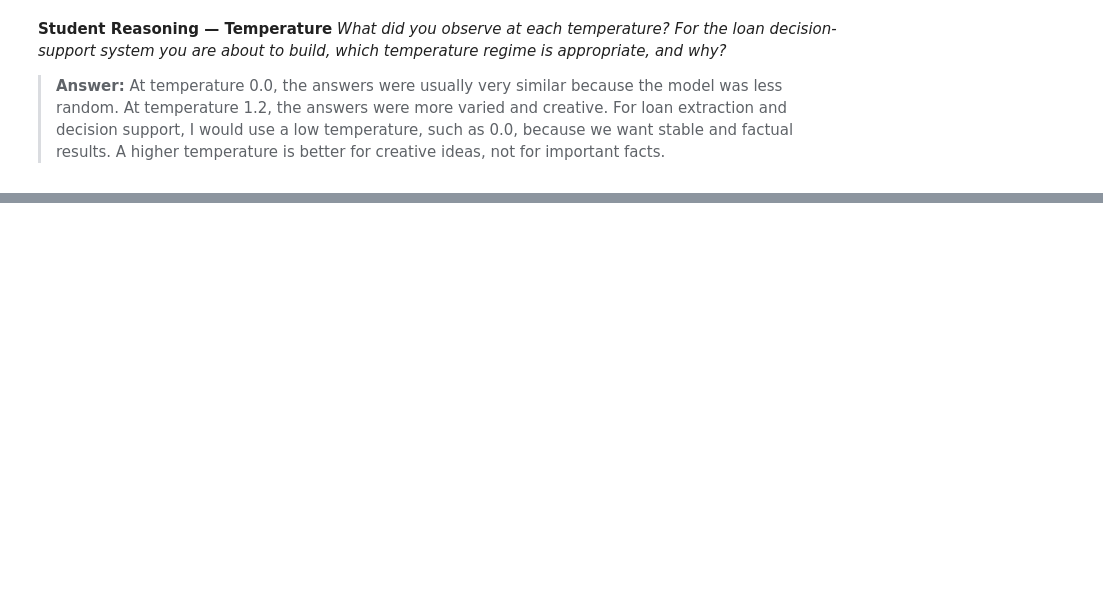
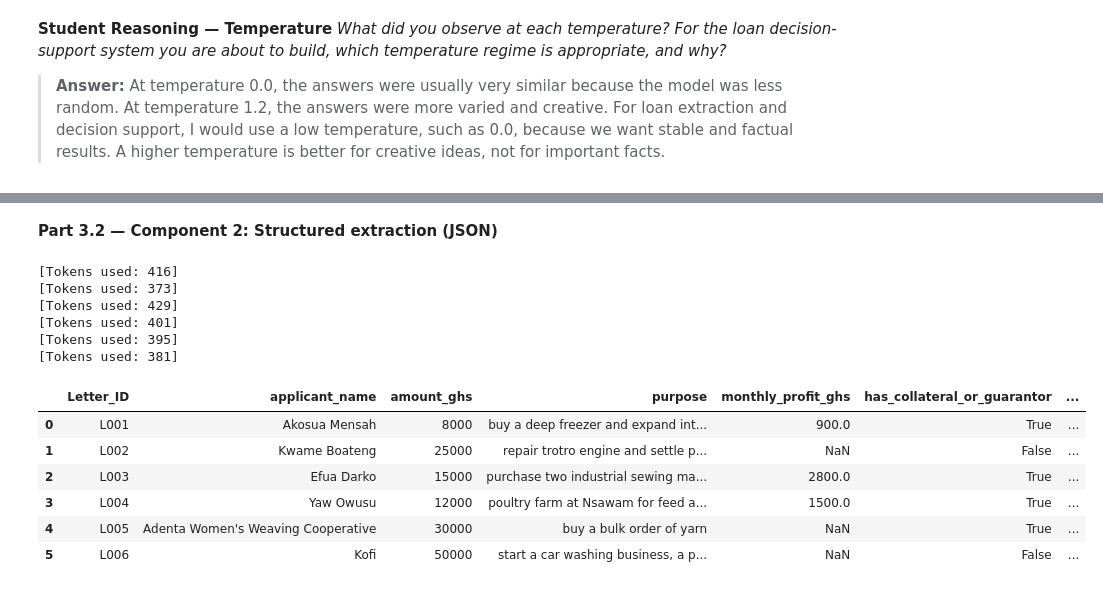
Before and after one commit to Rems-dev1/lab-4-llm-decision-support, a Jupyter notebook: lab4.ipynb, the cells around one changed output, grey strips where cells are left out. Cells and saved outputs as stored; diff of their text form; code cells hidden in the pictures; blank space fills up the shorter version.

````diff
--- a/lab4.ipynb
+++ b/lab4.ipynb
@@ -141,0 +315,70 @@ Temperature = 0.0
+# %% [markdown]
+
+**Part 3.2 — Component 2: Structured extraction (JSON)**
+# %%
+import json
+import pandas as pd
+
+# TODO: Write EXTRACT_PROMPT — a template that instructs the model to return ONLY a JSON object
+#   Techniques to use: explicit schema, ONE worked example (few-shot), "If a field is not stated in the letter, use null. Do not guess."
+EXTRACT_SYSTEM_PROMPT = """You are a highly precise data extractor. Return ONLY a JSON object with EXACTLY these keys:
+- "applicant_name" (string)
+- "amount_ghs" (number)
+- "purpose" (string)
+- "monthly_profit_ghs" (number or null)
+- "has_collateral_or_guarantor" (boolean)
+- "repayment_months" (number or null)
+
+If a field is not stated in the letter, use null. Do not guess. Do not include any text outside the JSON.
+
+Example:
+Letter: "I am Jane Doe. I want 100 GHS for a new oven."
+JSON Output:
+{"applicant_name": "Jane Doe", "amount_ghs": 100, "purpose": "new oven", "monthly_profit_ghs": null, "has_collateral_or_guarantor": false, "repayment_months": null}
+"""
+
+# TODO: Write extract_fields(letter_text) that calls the LLM, strips any ```json fences, json.loads() the result, and returns a dict.
+def extract_fields(letter_text):
+    user_prompt = f"Extract data from this letter:\n\n{letter_text}"
+    # Temperature 0 keeps it strict so the JSON doesn't break
+    raw_response = ask_llm(user_prompt, system_prompt=EXTRACT_SYSTEM_PROMPT, temperature=0.0)
+
+    # Clean up formatting if the AI accidentally adds markdown fences
+    clean_text = raw_response.replace("```json", "").replace("```", "").strip()
+
+    try:
+        # Convert string to a real Python dictionary
+        return json.loads(clean_text)
+    except Exception as e:
+        print(f"Warning: Could not parse JSON. Error: {e}")
+        return None
+
+# TODO: Run it on ALL SIX letters; collect results into a pandas DataFrame and display it.
+extracted_data_list = []
+
+for letter_id, text in LETTERS.items():
+    data = extract_fields(text)
+    if data:
+        data['Letter_ID'] = letter_id # Add the ID to keep track
+        extracted_data_list.append(data)
+
+df = pd.DataFrame(extracted_data_list)
+# Let's put Letter_ID first for a nicer table view
+columns = ['Letter_ID'] + [col for col in df.columns if col != 'Letter_ID']
+df = df[columns]
+
+display(df)
+# %% [output]
+[Tokens used: 416]
+[Tokens used: 373]
+[Tokens used: 429]
+[Tokens used: 401]
+[Tokens used: 395]
+[Tokens used: 381]
+|  | Letter_ID | applicant_name | amount_ghs | purpose | monthly_profit_ghs | has_collateral_or_guarantor | ... |
+| 0 | L001 | Akosua Mensah | 8000 | buy a deep freezer and expand int... | 900.0 | True | ... |
+| 1 | L002 | Kwame Boateng | 25000 | repair trotro engine and settle p... | NaN | False | ... |
+| 2 | L003 | Efua Darko | 15000 | purchase two industrial sewing ma... | 2800.0 | True | ... |
+| 3 | L004 | Yaw Owusu | 12000 | poultry farm at Nsawam for feed a... | 1500.0 | True | ... |
+| 4 | L005 | Adenta Women's Weaving Cooperative | 30000 | buy a bulk order of yarn | NaN | True | ... |
+| 5 | L006 | Kofi | 50000 | start a car washing business, a p... | NaN | False | ... |
````
Also changed, not shown: parts of 22 cells of this notebook.
